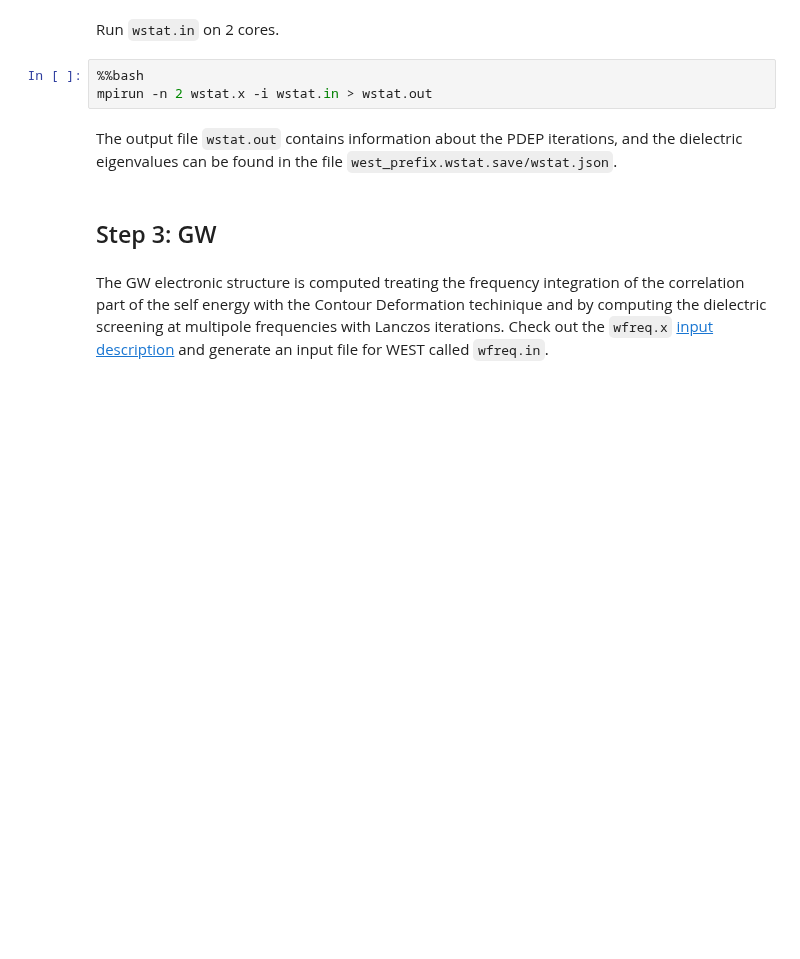
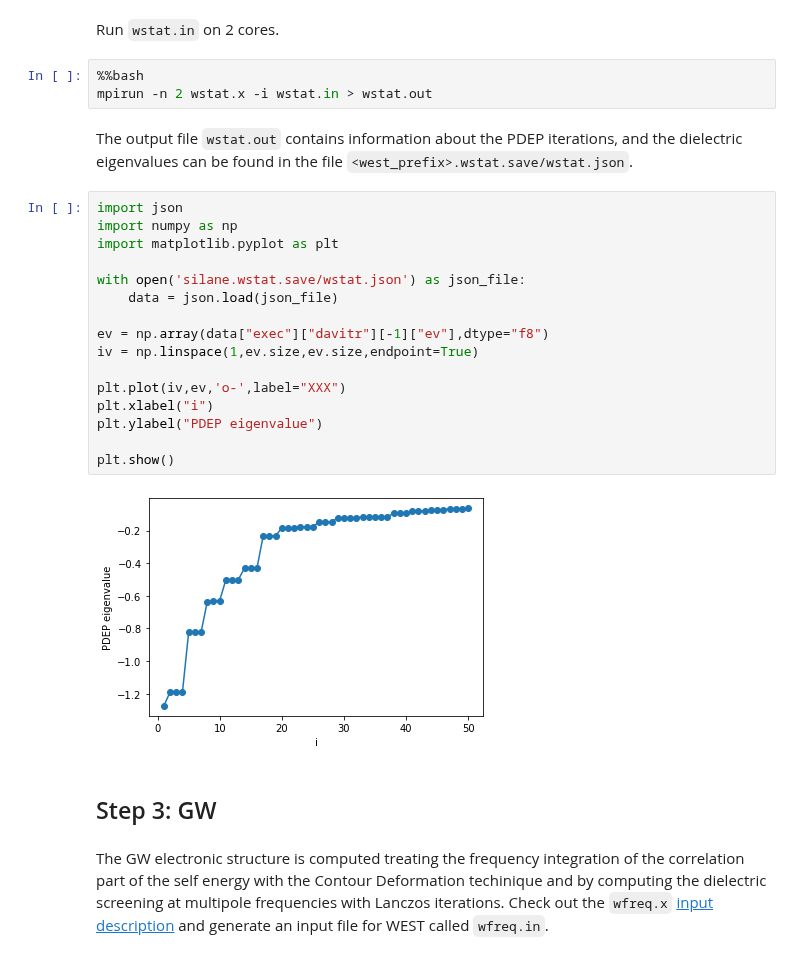
Before and after one commit to west-code-development/West, a Jupyter notebook: Doc/tutorials/west_100.ipynb, the cells around one changed output. Cells and saved outputs as stored; diff of their text form; blank space fills up the shorter version.

```diff
--- a/Doc/tutorials/west_100.ipynb
+++ b/Doc/tutorials/west_100.ipynb
@@ -74,7 +74,25 @@ Run ``wstat.in`` on 2 cores.
 %%bash
 mpirun -n 2 wstat.x -i wstat.in > wstat.out
 # %% [markdown]
-The output file ``wstat.out`` contains information about the PDEP iterations, and the dielectric eigenvalues can be found in the file ``west_prefix.wstat.save/wstat.json``.
+The output file ``wstat.out`` contains information about the PDEP iterations, and the dielectric eigenvalues can be found in the file ``<west_prefix>.wstat.save/wstat.json``.
+# %%
+import json
+import numpy as np
+import matplotlib.pyplot as plt
+
+with open('silane.wstat.save/wstat.json') as json_file:
+    data = json.load(json_file)
+
+ev = np.array(data["exec"]["davitr"][-1]["ev"],dtype="f8")
+iv = np.linspace(1,ev.size,ev.size,endpoint=True)
+
+plt.plot(iv,ev,'o-',label="XXX")
+plt.xlabel("i")
+plt.ylabel("PDEP eigenvalue")
+
+plt.show()
+# %% [output]
+[figure, added]
 # %% [markdown]
 ## Step 3: GW
 # %% [markdown]
```
Also changed, not shown: parts of 14 cells of this notebook.
